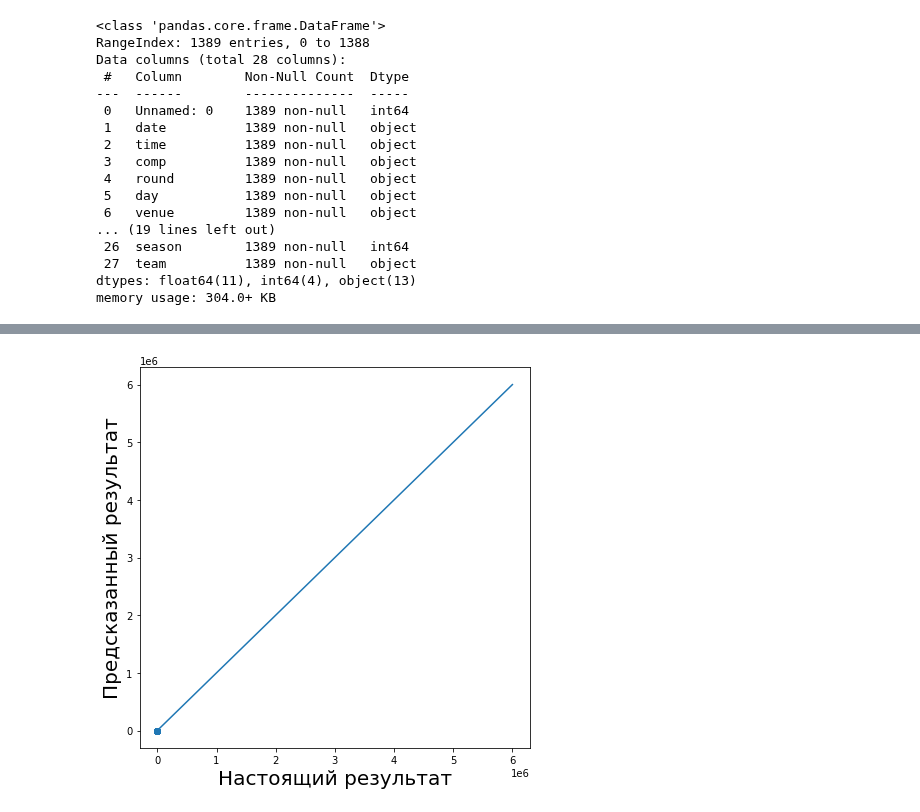
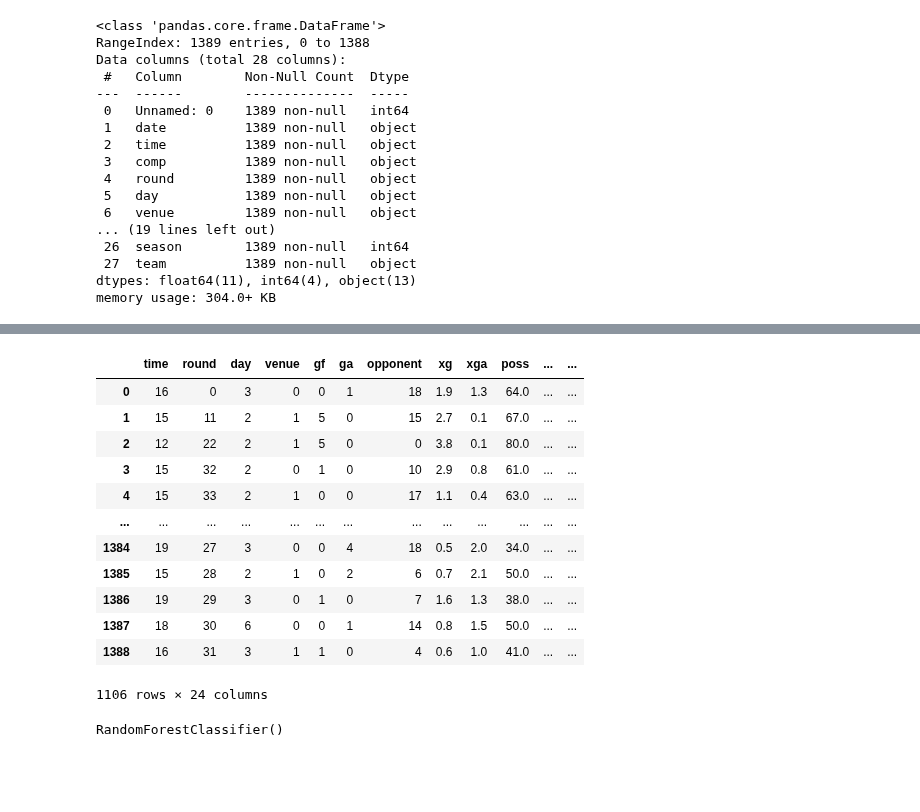
Before and after one commit to s4kh4rov/BMIL, a Jupyter notebook: lab_3.ipynb, the cells around one changed output, grey strips where cells are left out. Saved outputs shown, nothing was run; the diff lists cells and outputs as text; code cells hidden in the pictures; blank space fills up the shorter version.

```diff
--- a/lab_3.ipynb
+++ b/lab_3.ipynb
@@ -108 +106,26 @@ RandomForestRegressor()
+# %%
+train_points
+# %% [output]
+|  | time | round | day | venue | gf | ga | opponent | xg | xga | poss | ... | ... |
+| 0 | 16 | 0 | 3 | 0 | 0 | 1 | 18 | 1.9 | 1.3 | 64.0 | ... | ... |
+| 1 | 15 | 11 | 2 | 1 | 5 | 0 | 15 | 2.7 | 0.1 | 67.0 | ... | ... |
+| 2 | 12 | 22 | 2 | 1 | 5 | 0 | 0 | 3.8 | 0.1 | 80.0 | ... | ... |
+| 3 | 15 | 32 | 2 | 0 | 1 | 0 | 10 | 2.9 | 0.8 | 61.0 | ... | ... |
+| 4 | 15 | 33 | 2 | 1 | 0 | 0 | 17 | 1.1 | 0.4 | 63.0 | ... | ... |
+| ... | ... | ... | ... | ... | ... | ... | ... | ... | ... | ... | ... | ... |
+| 1384 | 19 | 27 | 3 | 0 | 0 | 4 | 18 | 0.5 | 2.0 | 34.0 | ... | ... |
+| 1385 | 15 | 28 | 2 | 1 | 0 | 2 | 6 | 0.7 | 2.1 | 50.0 | ... | ... |
+| 1386 | 19 | 29 | 3 | 0 | 1 | 0 | 7 | 1.6 | 1.3 | 38.0 | ... | ... |
+| 1387 | 18 | 30 | 6 | 0 | 0 | 1 | 14 | 0.8 | 1.5 | 50.0 | ... | ... |
+| 1388 | 16 | 31 | 3 | 1 | 1 | 0 | 4 | 0.6 | 1.0 | 41.0 | ... | ... |
+1106 rows × 24 columns
+# %%
+# # venue - место встречи
+# # opponent - противник
+predictors = ["venue", "opponent","time", "day"]
+
+# linear_regression_model.fit(train_points[predictors], training_values)
+random_forest_model.fit(train_points[predictors], training_values)
+# %% [output]
+RandomForestClassifier()
 # %%
@@ -110,10 +133 @@ test_predictions_linear = linear_regression_model.predict(test_points[predictors
 test_predictions_random_forest = random_forest_model.predict(test_points[predictors])
-# %%
-%matplotlib inline
-plt.figure(figsize=(7, 7))
-plt.scatter(testing_values, test_predictions_linear) # рисуем точки, соответствущие парам настоящее значение - прогноз
-plt.plot([0, 6 * 10**6], [0, 6 * 10**6]) # рисуем прямую, на которой предсказания и настоящие значения совпадают
-plt.xlabel('Настоящий результат', fontsize=20)
-plt.ylabel('Предсказанный результат', fontsize=20);
-# %% [output]
-[figure, removed]
```
Also changed, not shown: parts of 11 cells of this notebook.
